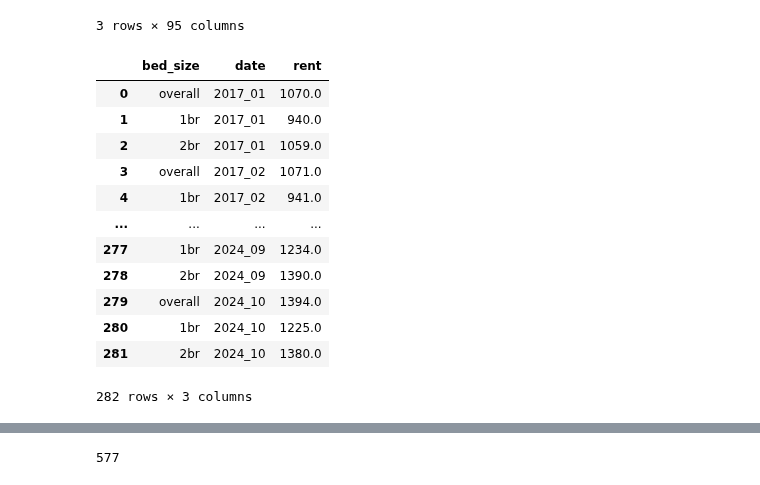
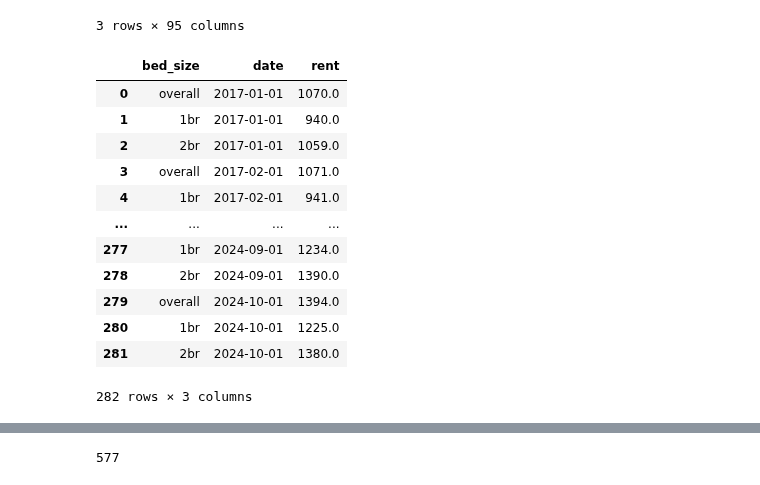
Before and after one commit to gmelmed/gmelmed.github.io, a Jupyter notebook: final_project/harvesting_rent_data_url.ipynb, the cells around one changed output, grey strips where cells are left out. Cells and saved outputs as stored; diff of their text form; code cells hidden in the pictures.

```diff
--- a/final_project/harvesting_rent_data_url.ipynb
+++ b/final_project/harvesting_rent_data_url.ipynb
@@ -82,26 +82,28 @@ us_rent
 # %%
 us_rent_long = pd.melt(
     us_rent,
     id_vars = ['bed_size'],
     value_vars = [col for col in us_rent.columns if '20' in col],
     var_name = "date",
     value_name = "rent"
 )
 
+us_rent_long['date'] = pd.to_datetime(us_rent_long['date'], format='%Y_%m')
+
 us_rent_long
 # %% [output]
 |  | bed_size | date | rent |
-| 0 | overall | 2017_01 | 1070.0 |
-| 1 | 1br | 2017_01 | 940.0 |
-| 2 | 2br | 2017_01 | 1059.0 |
-| 3 | overall | 2017_02 | 1071.0 |
-| 4 | 1br | 2017_02 | 941.0 |
+| 0 | overall | 2017-01-01 | 1070.0 |
+| 1 | 1br | 2017-01-01 | 940.0 |
+| 2 | 2br | 2017-01-01 | 1059.0 |
+| 3 | overall | 2017-02-01 | 1071.0 |
+| 4 | 1br | 2017-02-01 | 941.0 |
 | ... | ... | ... | ... |
-| 277 | 1br | 2024_09 | 1234.0 |
-| 278 | 2br | 2024_09 | 1390.0 |
-| 279 | overall | 2024_10 | 1394.0 |
-| 280 | 1br | 2024_10 | 1225.0 |
-| 281 | 2br | 2024_10 | 1380.0 |
+| 277 | 1br | 2024-09-01 | 1234.0 |
+| 278 | 2br | 2024-09-01 | 1390.0 |
+| 279 | overall | 2024-10-01 | 1394.0 |
+| 280 | 1br | 2024-10-01 | 1225.0 |
+| 281 | 2br | 2024-10-01 | 1380.0 |
 282 rows × 3 columns
 # %%
 us_rent_long.to_csv('us_rent_clean.csv', index=False)
```
Also changed, not shown: parts of 4 cells of this notebook.
